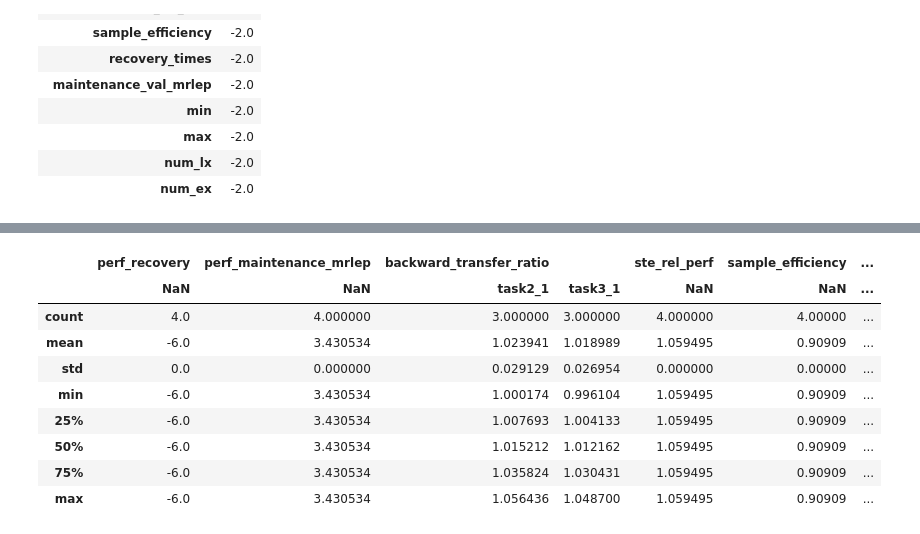
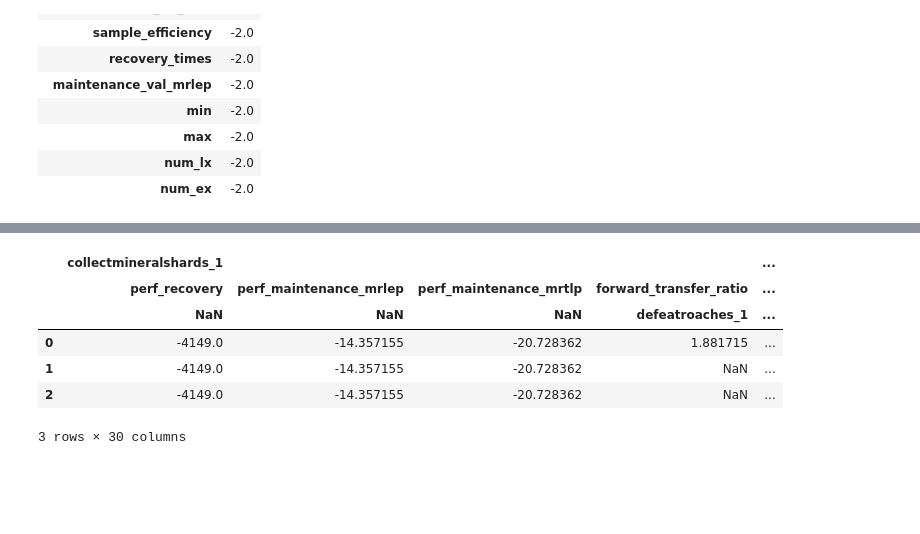
Before and after one commit to lifelong-learning-systems/l2metrics, a Jupyter notebook: examples/multi_task_JSONanalytics.ipynb, the cells around one changed output, grey strips where cells are left out. Saved outputs shown, nothing was run; the diff lists cells and outputs as text; code cells hidden in the pictures; blank space fills up the shorter version.

```diff
--- a/examples/multi_task_JSONanalytics.ipynb
+++ b/examples/multi_task_JSONanalytics.ipynb
@@ -229,13 +229,13 @@ def rec_refactor(d,parent="root"):
                     # print("1", type(tuple((parent))),type(k1),tuple([parent])+k1)
                     # print("1",sum((tuple((parent)), k1),()))
                     if isinstance(v1,list):
-                        new_dict[tuple([parent])+k1]=pd.Series(v1)
+                        new_dict[tuple([parent])+k1]=[v1]#pd.Series(v1)
                     else:
                         new_dict[tuple([parent])+k1]=v1
                 else:
                     # print("2",(parent,k1))
                     if isinstance(v1,list):
-                        new_dict[(parent,k1)]=pd.Series(v1)
+                        new_dict[(parent,k1)]=[v1]#pd.Series(v1)
                     else:
                         new_dict[(parent,k1)]=v1
         else:
@@ -243,4 +243,4 @@ def rec_refactor(d,parent="root"):
             new_dict[(parent,k)]=v
     return new_dict
 test = rec_refactor(data)
-test
+# test
@@ -274,13 +263,42 @@ pd.DataFrame(test).root.task_metrics.task1_1
+# %%
+import pandas as pd
+import json
+
+with open("sri_normalized_no_outliers.json") as file:
+    sri = json.load(file)
+
+def rec_refactor(d,parent="root"):
+    new_dict={}
+    for k,v in d.items():
+        # print(parent,k,v)
+        if isinstance(v,dict):
+            for k1,v1 in rec_refactor(v,parent=k).items():
+                # print(parent,k1,v1)
+                if isinstance(k1,tuple):
+                    # print("1", type(tuple((parent))),type(k1),tuple([parent])+k1)
+                    # print("1",sum((tuple((parent)), k1),()))
+                    if isinstance(v1,list):
+                        new_dict[tuple([parent])+k1]=pd.Series(v1)
+                    else:
+                        new_dict[tuple([parent])+k1]=v1
+                else:
+                    # print("2",(parent,k1))
+                    if isinstance(v1,list):
+                        new_dict[(parent,k1)]=pd.Series(v1)
+                    else:
+                        new_dict[(parent,k1)]=v1
+        else:
+            # print("3",(parent,k))
+            new_dict[(parent,k)]=v
+    return new_dict
+sri_refactor = [rec_refactor(sri_entry) for sri_idx,sri_entry in enumerate(sri)]
 # %%
-pd.DataFrame(test).root.task_metrics.task1_1.describe()
+pd.DataFrame(sri_refactor[0])['root']['task_metrics']
 # %% [output]
-|  | perf_recovery | perf_maintenance_mrlep | backward_transfer_ratio |  | ste_rel_perf | sample_efficiency | ... |
-|  | NaN | NaN | task2_1 | task3_1 | NaN | NaN | ... |
-| count | 4.0 | 4.000000 | 3.000000 | 3.000000 | 4.000000 | 4.00000 | ... |
-| mean | -6.0 | 3.430534 | 1.023941 | 1.018989 | 1.059495 | 0.90909 | ... |
-| std | 0.0 | 0.000000 | 0.029129 | 0.026954 | 0.000000 | 0.00000 | ... |
-| min | -6.0 | 3.430534 | 1.000174 | 0.996104 | 1.059495 | 0.90909 | ... |
-| 25% | -6.0 | 3.430534 | 1.007693 | 1.004133 | 1.059495 | 0.90909 | ... |
-| 50% | -6.0 | 3.430534 | 1.015212 | 1.012162 | 1.059495 | 0.90909 | ... |
-| 75% | -6.0 | 3.430534 | 1.035824 | 1.030431 | 1.059495 | 0.90909 | ... |
-| max | -6.0 | 3.430534 | 1.056436 | 1.048700 | 1.059495 | 0.90909 | ... |
+|  | collectmineralshards_1 |  |  |  | ... |
+|  | perf_recovery | perf_maintenance_mrlep | perf_maintenance_mrtlp | forward_transfer_ratio | ... |
+|  | NaN | NaN | NaN | defeatroaches_1 | ... |
+| 0 | -4149.0 | -14.357155 | -20.728362 | 1.881715 | ... |
+| 1 | -4149.0 | -14.357155 | -20.728362 | NaN | ... |
+| 2 | -4149.0 | -14.357155 | -20.728362 | NaN | ... |
+3 rows × 30 columns
```
Also changed, not shown: parts of 5 cells of this notebook, 1 other file.
